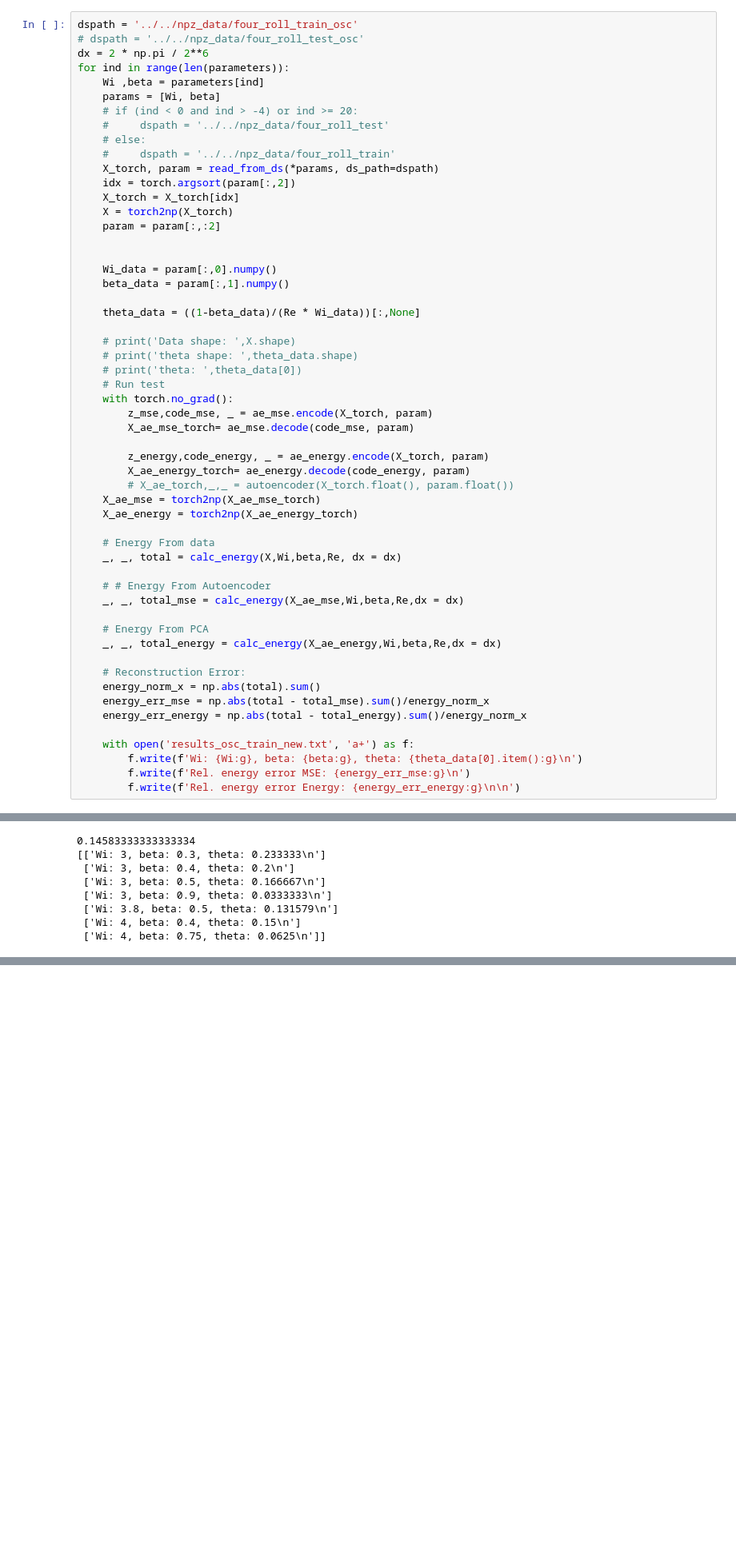
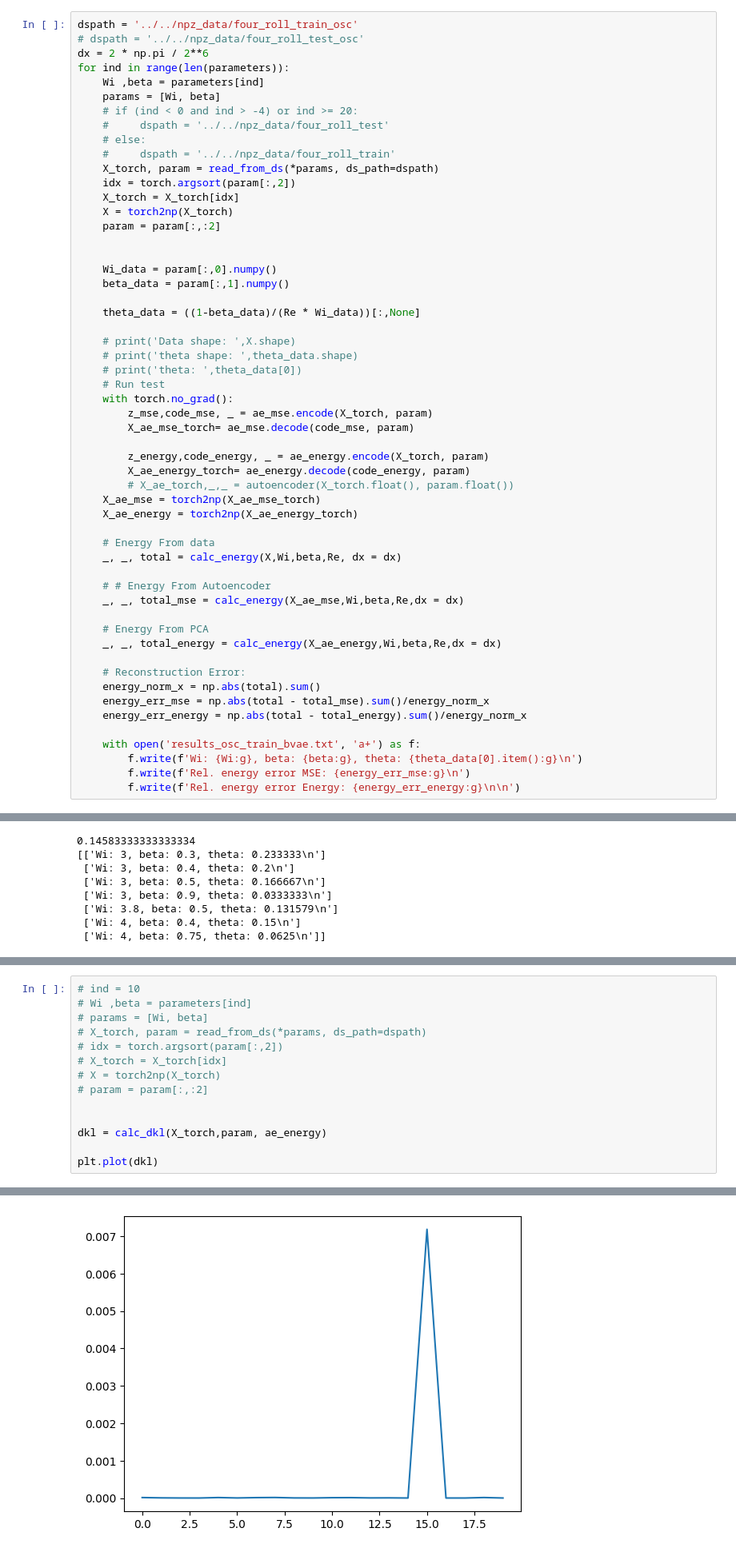
Before and after one commit to fabioamaral08/reduction-methods, a Jupyter notebook: test_scripts/Test_Results_Energy.ipynb, the cells around one changed output, grey strips where cells are left out. Shown at 80% size. Drawn from its saved outputs; the diff is of its cells as text; blank space fills up the shorter version.

```diff
--- a/test_scripts/Test_Results_Energy.ipynb
+++ b/test_scripts/Test_Results_Energy.ipynb
@@ -381,7 +403,7 @@ for ind in range(len(parameters)):
     energy_err_mse = np.abs(total - total_mse).sum()/energy_norm_x
     energy_err_energy = np.abs(total - total_energy).sum()/energy_norm_x
 
-    with open('results_osc_train_new.txt', 'a+') as f:
+    with open('results_osc_train_bvae.txt', 'a+') as f:
         f.write(f'Wi: {Wi:g}, beta: {beta:g}, theta: {theta_data[0].item():g}\n')
         f.write(f'Rel. energy error MSE: {energy_err_mse:g}\n')
         f.write(f'Rel. energy error Energy: {energy_err_energy:g}\n\n')
@@ -460,0 +572,15 @@ print(np.array(p)[melhor])
+# %%
+# ind = 10
+# Wi ,beta = parameters[ind]
+# params = [Wi, beta]
+# X_torch, param = read_from_ds(*params, ds_path=dspath)
+# idx = torch.argsort(param[:,2])
+# X_torch = X_torch[idx]
+# X = torch2np(X_torch)
+# param = param[:,:2]
+
+
+dkl = calc_dkl(X_torch,param, ae_energy)
+
+plt.plot(dkl)
+# %% [output]
@@ -460,0 +588 @@ print(np.array(p)[melhor])
+[figure, added]
```
Also changed, not shown: parts of 19 cells of this notebook, 1 other file.
